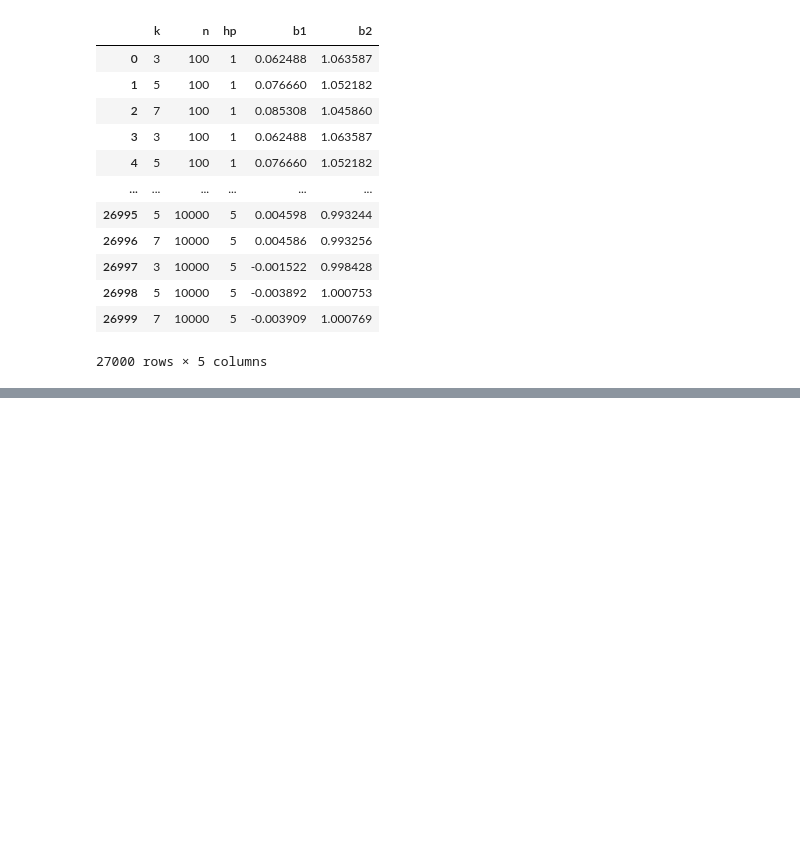
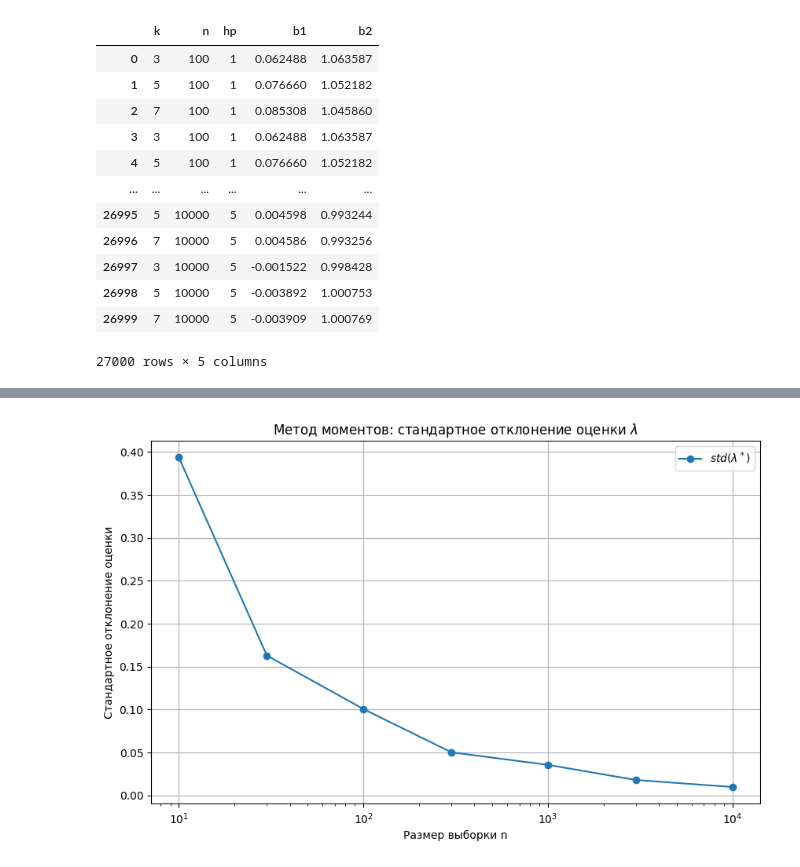
Before and after one commit to e1turin/ipkn-statistics, a Jupyter notebook: lab-3.ipynb, the cells around one changed output, grey strips where cells are left out. Drawn from its saved outputs; the diff is of its cells as text; code cells hidden in the pictures; blank space fills up the shorter version.

```diff
--- a/lab-3.ipynb
+++ b/lab-3.ipynb
@@ -266,0 +323,12 @@ def exponential_moments(sample):
+# %%
+plt.figure(figsize=(10, 6))
+plt.plot(sizes_exp, df_exp_std["lambda"], marker="o", label="$std(\lambda^*)$")
+plt.xscale("log")
+plt.xlabel("Размер выборки n")
+plt.ylabel("Стандартное отклонение оценки")
+plt.title("Метод моментов: стандартное отклонение оценки $\lambda$")
+plt.legend()
+plt.grid(True)
+plt.show()
+# %% [output]
+[figure, added]
```
Also changed, not shown: parts of 28 cells of this notebook.
